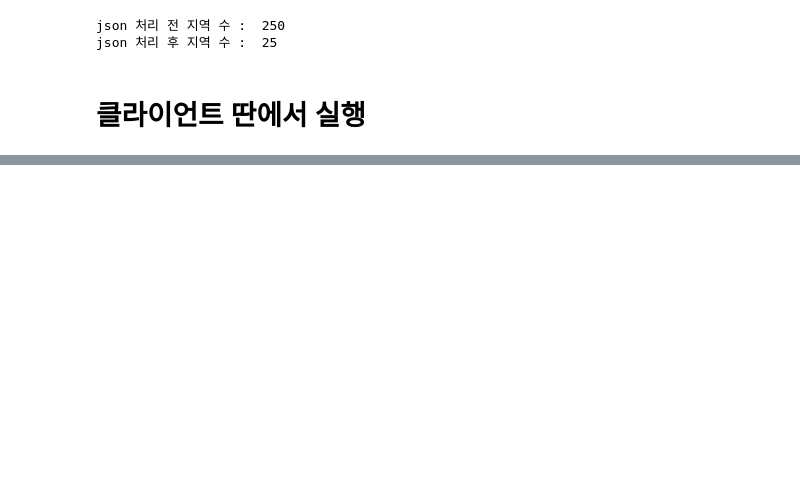
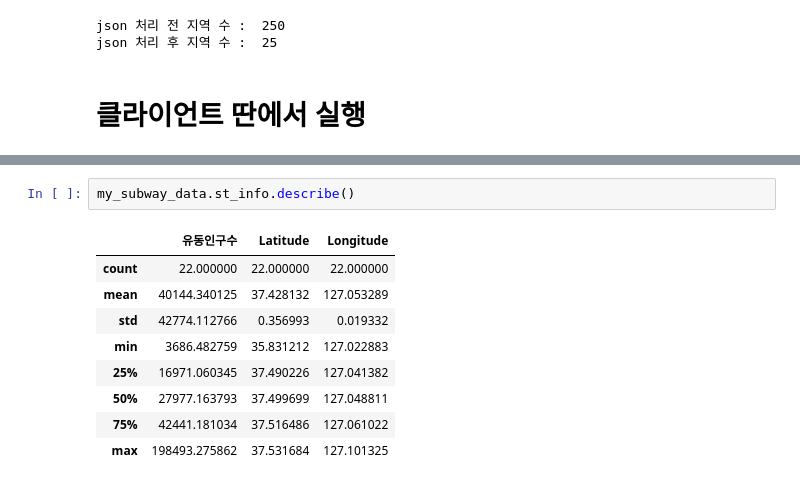
Before and after one commit to SeungYeonJeong22/seoulDataAnalysis, a Jupyter notebook: dataFrameSubMap-Copy1.ipynb, the cells around one changed output, grey strips where cells are left out. Drawn from its saved outputs; the diff is of its cells as text; blank space fills up the shorter version.

```diff
--- a/dataFrameSubMap-Copy1.ipynb
+++ b/dataFrameSubMap-Copy1.ipynb
@@ -708,0 +755,12 @@ aa
+# %%
+my_subway_data.st_info.describe()
+# %% [output]
+|  | 유동인구수 | Latitude | Longitude |
+| count | 22.000000 | 22.000000 | 22.000000 |
+| mean | 40144.340125 | 37.428132 | 127.053289 |
+| std | 42774.112766 | 0.356993 | 0.019332 |
+| min | 3686.482759 | 35.831212 | 127.022883 |
+| 25% | 16971.060345 | 37.490226 | 127.041382 |
+| 50% | 27977.163793 | 37.499699 | 127.048811 |
+| 75% | 42441.181034 | 37.516486 | 127.061022 |
+| max | 198493.275862 | 37.531684 | 127.101325 |
```
Also changed, not shown: parts of 8 cells of this notebook, 1 other file.
